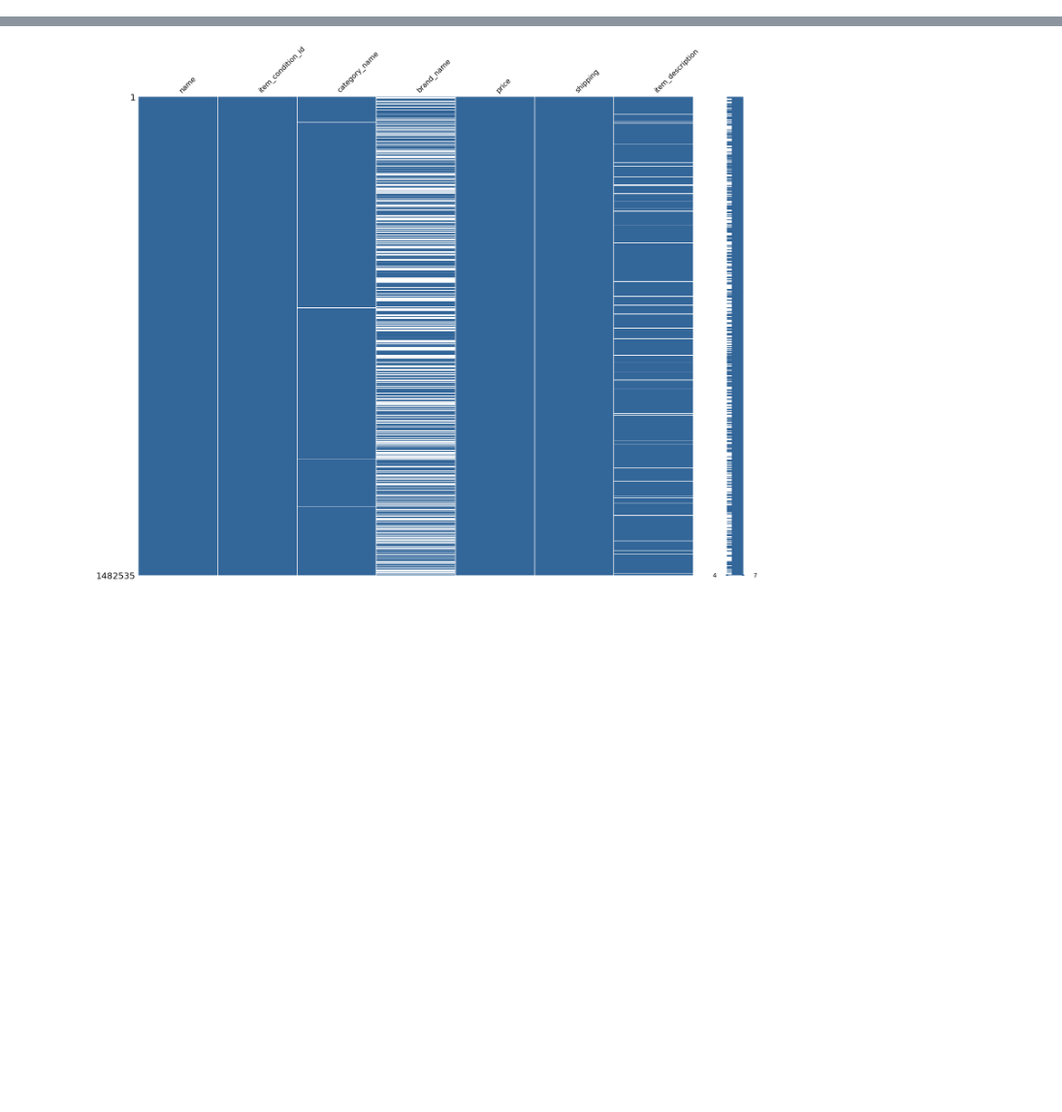
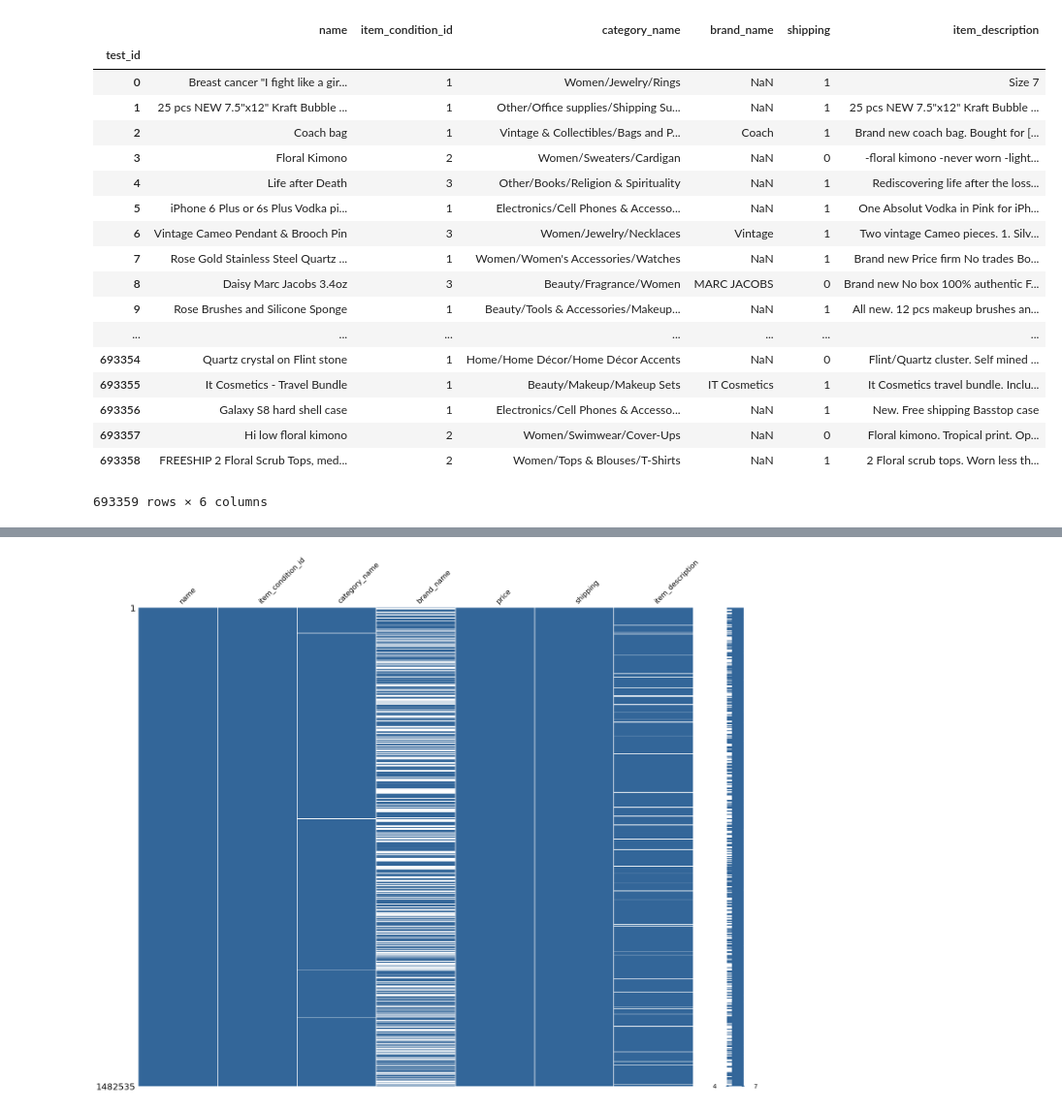
Before and after one commit to weihuacern/MPSCKernelGit, a Jupyter notebook: FeatureConstructor.ipynb, the cells around one changed output, grey strips where cells are left out. Shown: that part at 97% size. Cells and saved outputs as stored; diff of their text form; code cells hidden in the pictures; blank space fills up the shorter version.

```diff
--- a/FeatureConstructor.ipynb
+++ b/FeatureConstructor.ipynb
@@ -12,7 +12,29 @@ import plotly.tools as tls
 from collections import Counter
 # %%
 df_train = pd.read_csv('../data/train.tsv', sep='\t')
+df_train.set_index('train_id')
 df_test = pd.read_csv('../data/test.tsv', sep='\t')
+df_test.set_index('test_id')
+# %% [output]
+|  | name | item_condition_id | category_name | brand_name | shipping | item_description |
+| test_id |  |  |  |  |  |  |
+| 0 | Breast cancer "I fight like a gir... | 1 | Women/Jewelry/Rings | NaN | 1 | Size 7 |
+| 1 | 25 pcs NEW 7.5"x12" Kraft Bubble ... | 1 | Other/Office supplies/Shipping Su... | NaN | 1 | 25 pcs NEW 7.5"x12" Kraft Bubble ... |
+| 2 | Coach bag | 1 | Vintage & Collectibles/Bags and P... | Coach | 1 | Brand new coach bag. Bought for [... |
+| 3 | Floral Kimono | 2 | Women/Sweaters/Cardigan | NaN | 0 | -floral kimono -never worn -light... |
+| 4 | Life after Death | 3 | Other/Books/Religion & Spirituality | NaN | 1 | Rediscovering life after the loss... |
+| 5 | iPhone 6 Plus or 6s Plus Vodka pi... | 1 | Electronics/Cell Phones & Accesso... | NaN | 1 | One Absolut Vodka in Pink for iPh... |
+| 6 | Vintage Cameo Pendant & Brooch Pin | 3 | Women/Jewelry/Necklaces | Vintage | 1 | Two vintage Cameo pieces. 1. Silv... |
+| 7 | Rose Gold Stainless Steel Quartz ... | 1 | Women/Women's Accessories/Watches | NaN | 1 | Brand new Price firm No trades Bo... |
+| 8 | Daisy Marc Jacobs 3.4oz | 3 | Beauty/Fragrance/Women | MARC JACOBS | 0 | Brand new No box 100% authentic F... |
+| 9 | Rose Brushes and Silicone Sponge | 1 | Beauty/Tools & Accessories/Makeup... | NaN | 1 | All new. 12 pcs makeup brushes an... |
+| ... | ... | ... | ... | ... | ... | ... |
+| 693354 | Quartz crystal on Flint stone | 1 | Home/Home Décor/Home Décor Accents | NaN | 0 | Flint/Quartz cluster. Self mined ... |
+| 693355 | It Cosmetics - Travel Bundle | 1 | Beauty/Makeup/Makeup Sets | IT Cosmetics | 1 | It Cosmetics travel bundle. Inclu... |
+| 693356 | Galaxy S8 hard shell case | 1 | Electronics/Cell Phones & Accesso... | NaN | 1 | New. Free shipping Basstop case |
+| 693357 | Hi low floral kimono | 2 | Women/Swimwear/Cover-Ups | NaN | 0 | Floral kimono. Tropical print. Op... |
+| 693358 | FREESHIP 2 Floral Scrub Tops, med... | 2 | Women/Tops & Blouses/T-Shirts | NaN | 1 | 2 Floral scrub tops. Worn less th... |
+693359 rows × 6 columns
 # %%
 print(df_train.shape)
 print(df_test.shape)
```
Also changed, not shown: parts of 6 cells of this notebook.
